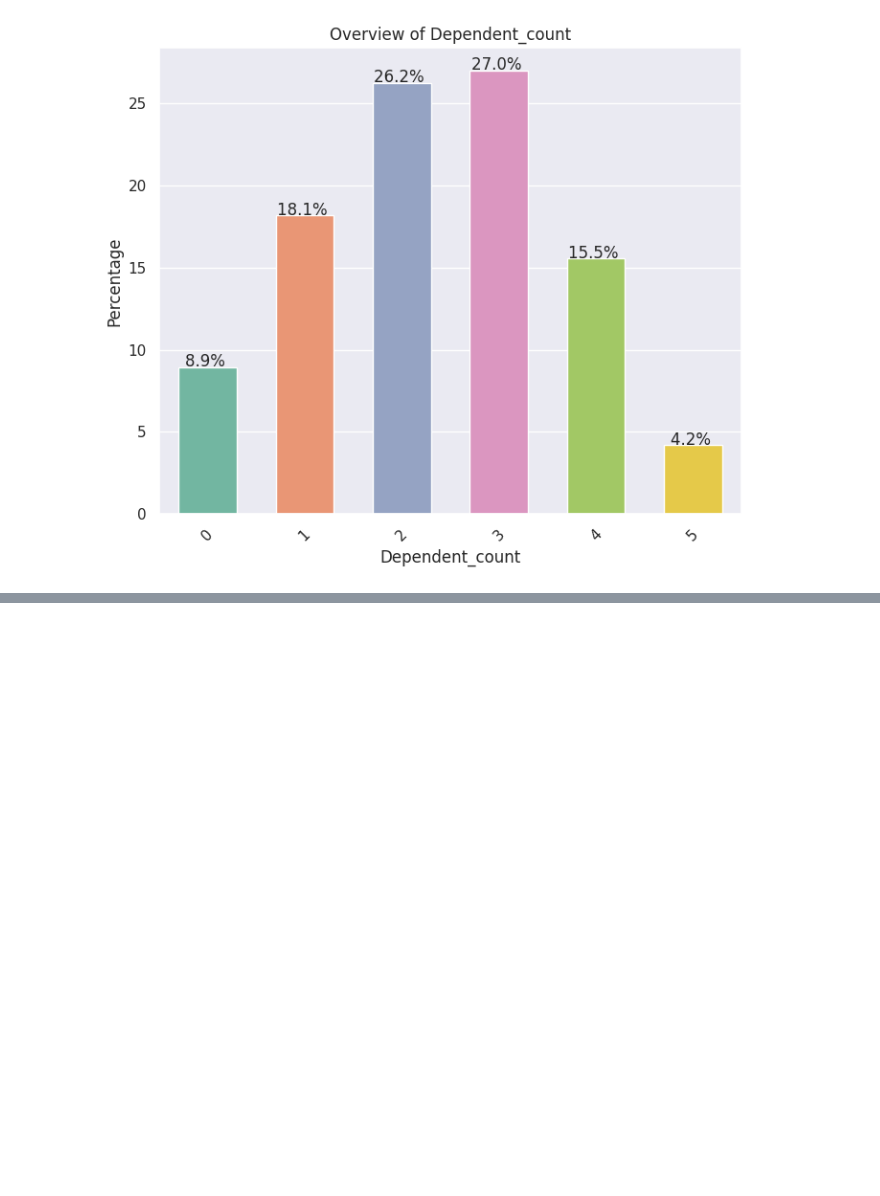
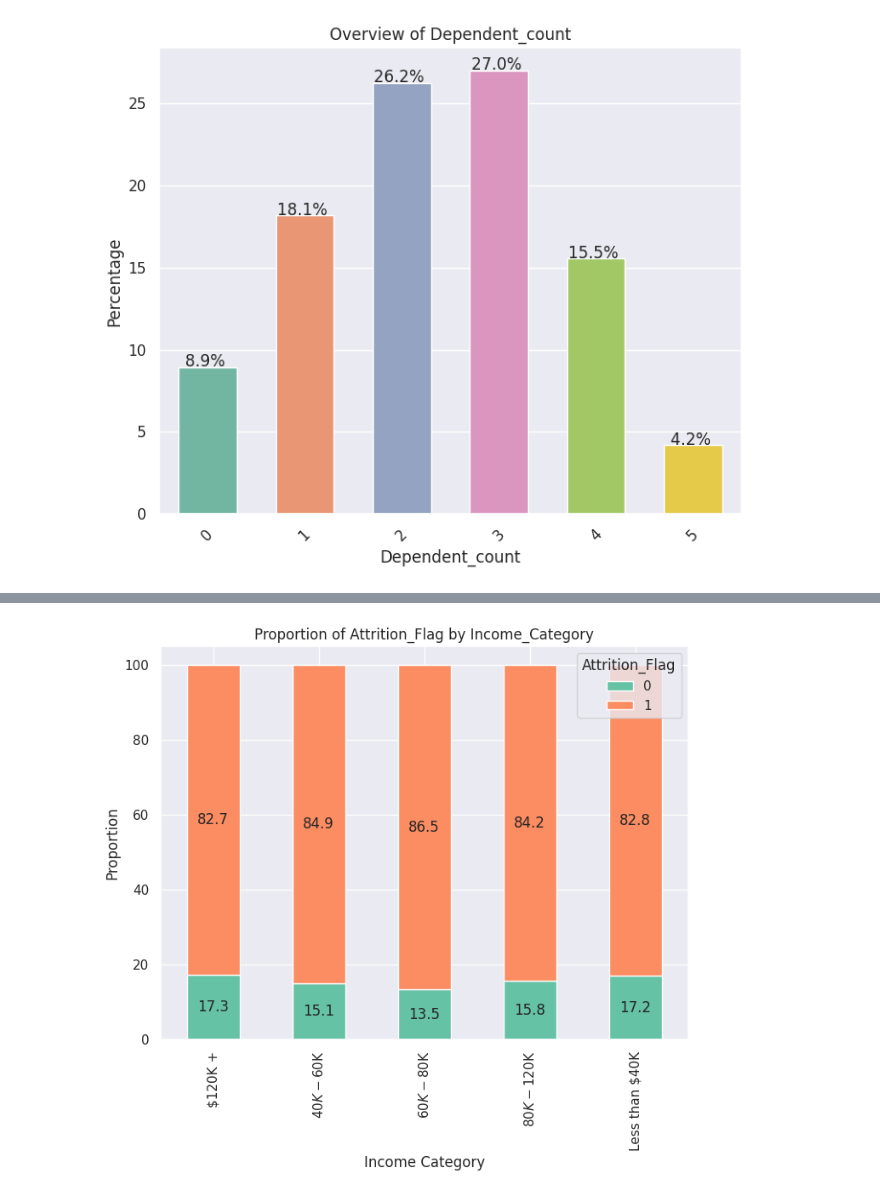
Before and after one commit to Rajesh2015/credit-card-user-churn-prediction, a Jupyter notebook: credit-card-churn-solution.ipynb, the cells around one changed output, grey strips where cells are left out. Cells and saved outputs as stored; diff of their text form; code cells hidden in the pictures; blank space fills up the shorter version.

```diff
--- a/credit-card-churn-solution.ipynb
+++ b/credit-card-churn-solution.ipynb
@@ -1108,0 +1123,4 @@ plot_bar_chart_percentage(df_encod,'Dependent_count','Dependent_count',pellete=p
+# %%
+plot_stacked_bar_with_annotations(df=df_encod, x='Income_Category', y='Attrition_Flag', show_legend=True);
+# %% [output]
+[figure, added]
```
Also changed, not shown: parts of 10 cells of this notebook.
